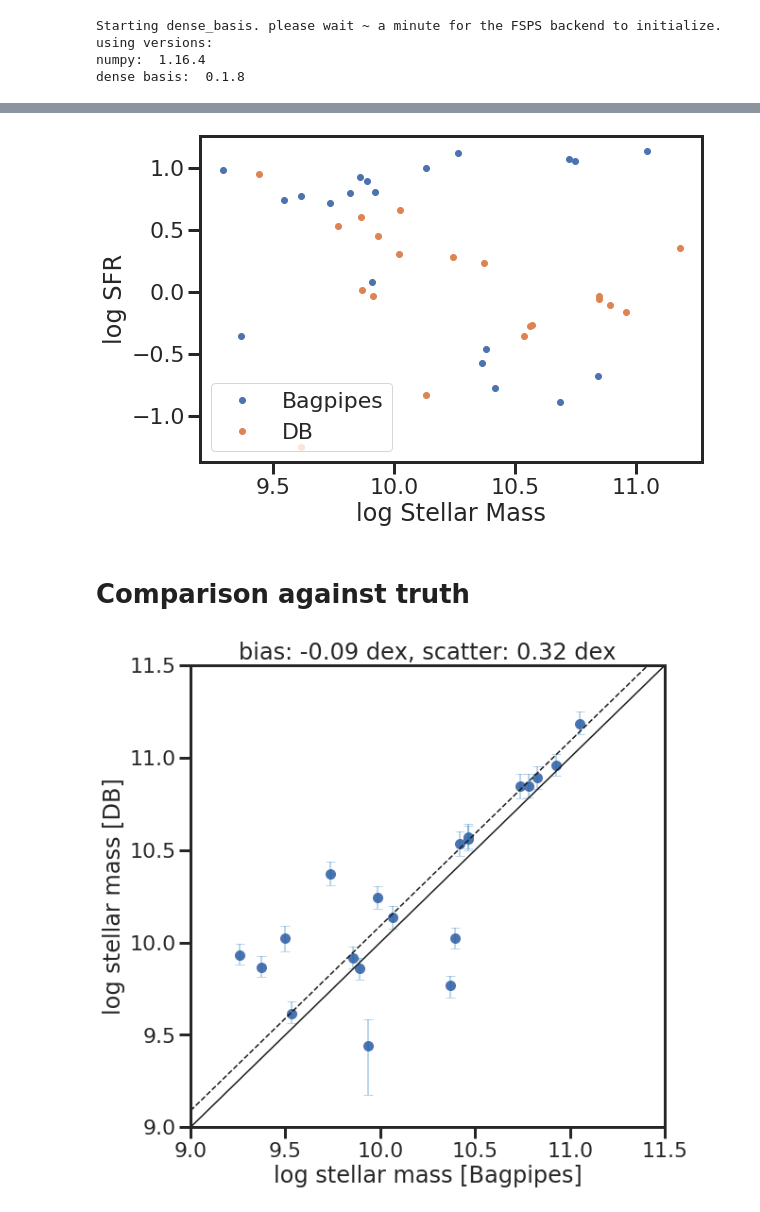
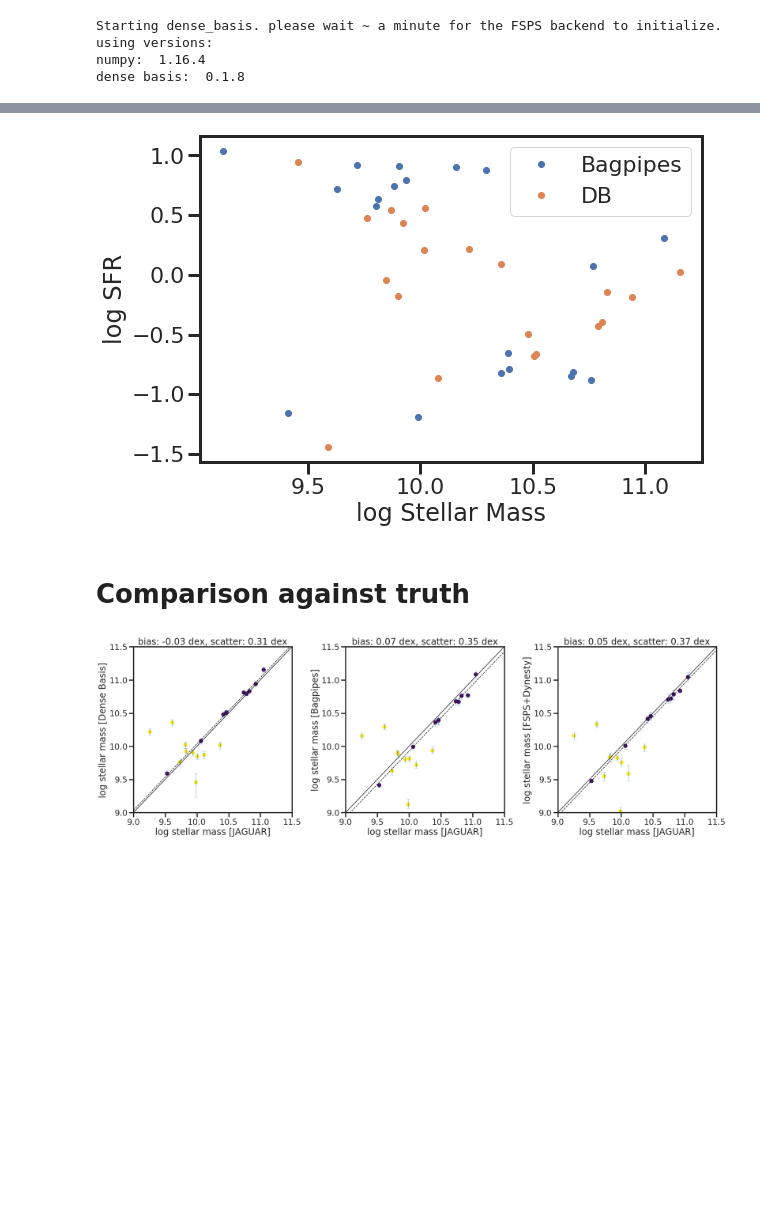
Before and after one commit to kartheikiyer/canucs_analysis, a Jupyter notebook: CANUCS fits - comparing results.ipynb, the cells around one changed output, grey strips where cells are left out. Drawn from its saved outputs; the diff is of its cells as text; code cells hidden in the pictures; blank space fills up the shorter version.

Commit message:
updated comparison plots

```diff
--- a/CANUCS fits - comparing results.ipynb
+++ b/CANUCS fits - comparing results.ipynb
@@ -16,7 +16,7 @@ dense basis:  0.1.8
 # %%
 db.set_plot_style()
 # %%
-galaxy_params = Table.read('JAGUAR_cat_basicsimsrcs.fits')
+galaxy_params = Table.read('JAGUAR_cat_basicsimsrcs_v2.fits')
 galaxy_params
 # %% [output]
 Table length=20
@@ -41,5 +41,6 @@ Table length=20
 # %%
-bagpipes_fits = Table.read('bagpipes_test_v1.fits')
+#bagpipes_fits = Table.read('bagpipes_test_v1.fits')
+bagpipes_fits = Table.read('bagpipes_snr30_v1.fits')
 bagpipes_fits
 # %% [output]
 Table length=20
@@ -89,0 +88,3 @@ Table length=20
+# %%
+gael_fits = Table.read('fspsdynesty_snr30_v2.fits')
+gael_fits
@@ -90,3 +111,6 @@ Table length=20
+# %%
+colorvals = np.zeros((20,))
+colorvals[10:] = 1.0
 # %%
 
 plt.figure(figsize=(9,9))
@@ -190,38 +278,89 @@ plt.plot(db_fits['mstar_50'],db_fits['sfr_50'],'o',label='DB')
 plt.xlabel('log Stellar Mass'); plt.ylabel('log SFR');plt.legend()
 plt.show()
 # %% [output]
-[figure, old version]
+[figure, new version]
 # %% [markdown]
 # Comparison against truth
 # %%
-
-plt.figure(figsize=(9,9))
+plt.figure(figsize=(24,8.1))
+plt.subplot(1,3,1)
 
 xdata = galaxy_params['mStar']
 xerr_lo = np.zeros_like(xdata)
 xerr_hi = np.zeros_like(xdata)
 ydata = db_fits['mstar_50']
 yerr_lo = db_fits['mstar_50'] - db_fits['mstar_16']
 yerr_hi = db_fits['mstar_84'] - db_fits['mstar_50']
-xlabel_val = 'log stellar mass [Bagpipes]'
-ylabel_val = 'log stellar mass [DB]'
+xlabel_val = 'log stellar mass [JAGUAR]'
+ylabel_val = 'log stellar mass [Dense Basis]'
 medbias = np.nanmedian(xdata-ydata)
 medscatter = np.nanstd(xdata-(ydata+medbias))
 titlestr = 'bias: %.2f dex, scatter: %.2f dex' %(medbias, medscatter)
 
-plt.scatter(xdata,ydata,s=100)
+plt.scatter(xdata,ydata,s=100,c=colorvals,cmap='viridis')
 plt.errorbar(xdata,ydata,xerr = (xerr_lo,xerr_hi), yerr = (yerr_lo, yerr_hi),
             lw=0,elinewidth=2,capsize=5,color='tab:blue',alpha=0.3)
 plt.plot([9,11.5],[9,11.5],'k-')
 plt.plot([9,11.5],[9-medbias,11.5-medbias],'k--')
 plt.axis([9,11.5,9,11.5])
 
 plt.xlabel(xlabel_val)
 plt.ylabel(ylabel_val)
 plt.title(titlestr)
 
-plt.savefig('DB_truth_mass_comparison.png',bbox_inches='tight')
+plt.subplot(1,3,2)
+
+xdata = galaxy_params['mStar']
+xerr_lo = np.zeros_like(xdata)
+xerr_hi = np.zeros_like(xdata)
+ydata = bagpipes_fits['stellar_mass_50']
+yerr_lo = bagpipes_fits['stellar_mass_50'] - bagpipes_fits['stellar_mass_16']
+yerr_hi = bagpipes_fits['stellar_mass_84'] - bagpipes_fits['stellar_mass_50']
+xlabel_val = 'log stellar mass [JAGUAR]'
+ylabel_val = 'log stellar mass [Bagpipes]'
+medbias = np.nanmedian(xdata-ydata)
+medscatter = np.nanstd(xdata-(ydata+medbias))
+titlestr = 'bias: %.2f dex, scatter: %.2f dex' %(medbias, medscatter)
+
+plt.scatter(xdata,ydata,s=100,c=colorvals,cmap='viridis')
+plt.errorbar(xdata,ydata,xerr = (xerr_lo,xerr_hi), yerr = (yerr_lo, yerr_hi),
+            lw=0,elinewidth=2,capsize=5,color='tab:blue',alpha=0.3)
+plt.plot([9,11.5],[9,11.5],'k-')
+plt.plot([9,11.5],[9-medbias,11.5-medbias],'k--')
+plt.axis([9,11.5,9,11.5])
+
+plt.xlabel(xlabel_val)
+plt.ylabel(ylabel_val)
+plt.title(titlestr)
+
+plt.subplot(1,3,3)
+
+xdata = galaxy_params['mStar']
+xerr_lo = np.zeros_like(xdata)
+xerr_hi = np.zeros_like(xdata)
+ydata = gael_fits['stellar_mass_50'] + np.log10(0.6)
+yerr_lo = gael_fits['stellar_mass_50'] - gael_fits['stellar_mass_16']
+yerr_hi = gael_fits['stellar_mass_84'] - gael_fits['stellar_mass_50']
+xlabel_val = 'log stellar mass [JAGUAR]'
+ylabel_val = 'log stellar mass [FSPS+Dynesty]'
+medbias = np.nanmedian(xdata-ydata)
+medscatter = np.nanstd(xdata-(ydata+medbias))
+titlestr = 'bias: %.2f dex, scatter: %.2f dex' %(medbias, medscatter)
+
+plt.scatter(xdata,ydata,s=100,c=colorvals,cmap='viridis')
+plt.errorbar(xdata,ydata,xerr = (xerr_lo,xerr_hi), yerr = (yerr_lo, yerr_hi),
+            lw=0,elinewidth=2,capsize=5,color='tab:blue',alpha=0.3)
+plt.plot([9,11.5],[9,11.5],'k-')
+plt.plot([9,11.5],[9-medbias,11.5-medbias],'k--')
+plt.axis([9,11.5,9,11.5])
+
+plt.xlabel(xlabel_val)
+plt.ylabel(ylabel_val)
+plt.title(titlestr)
+
+plt.tight_layout()
+plt.savefig('Jaguar_mass_comparison_snr30.png',bbox_inches='tight')
 
 plt.show()
 # %% [output]
-[figure, old version]
+[figure, new version]
```
Also changed, not shown: parts of 12 cells of this notebook, 38 other files.
